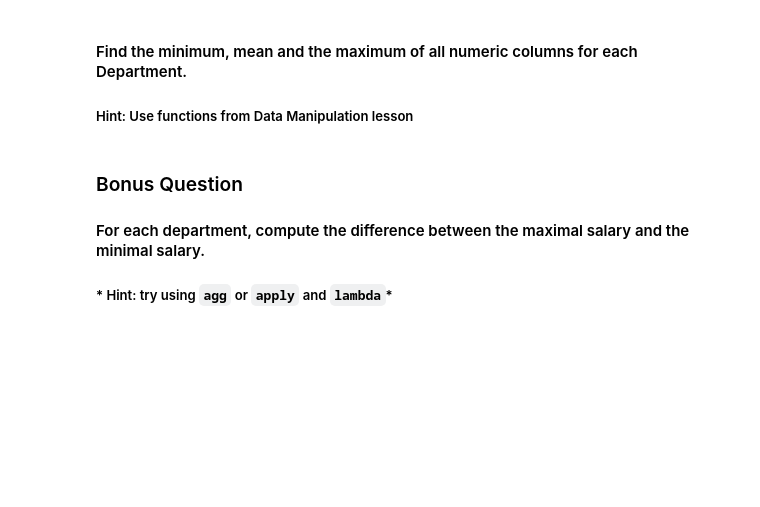
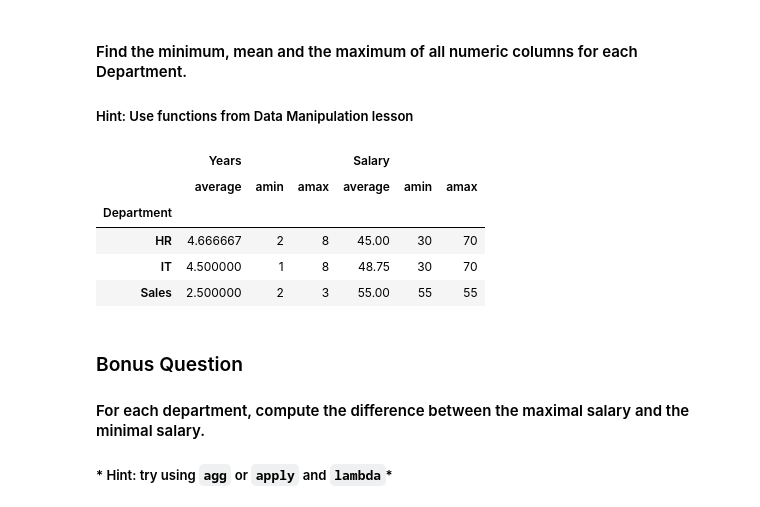
Before and after one commit to JulianTrufero/lab-descriptive-stats, a Jupyter notebook: your-code/main_2.ipynb, the cells around one changed output. Saved outputs shown, nothing was run; the diff lists cells and outputs as text; code cells hidden in the pictures; blank space fills up the shorter version.

```diff
--- a/your-code/main_2.ipynb
+++ b/your-code/main_2.ipynb
@@ -82,6 +289,15 @@ temp = pd.read_csv('/home/julian/Cursos/Ironhack/Labs/lab-descriptive-stats/your
 #### Find the minimum, mean and the maximum of all numeric columns for each Department.
 
 ##### Hint: Use functions from Data Manipulation lesson
+# %%
+employee.groupby('Department').agg({'Years':[np.average, np.min, np.max], 'Salary': [np.average, np.min, np.max]})
+# %% [output]
+|  | Years |  |  | Salary |  |  |
+|  | average | amin | amax | average | amin | amax |
+| Department |  |  |  |  |  |  |
+| HR | 4.666667 | 2 | 8 | 45.00 | 30 | 70 |
+| IT | 4.500000 | 1 | 8 | 48.75 | 30 | 70 |
+| Sales | 2.500000 | 2 | 3 | 55.00 | 55 | 55 |
 # %% [markdown]
 ### Bonus Question
 
```
Also changed, not shown: parts of 38 cells of this notebook.
